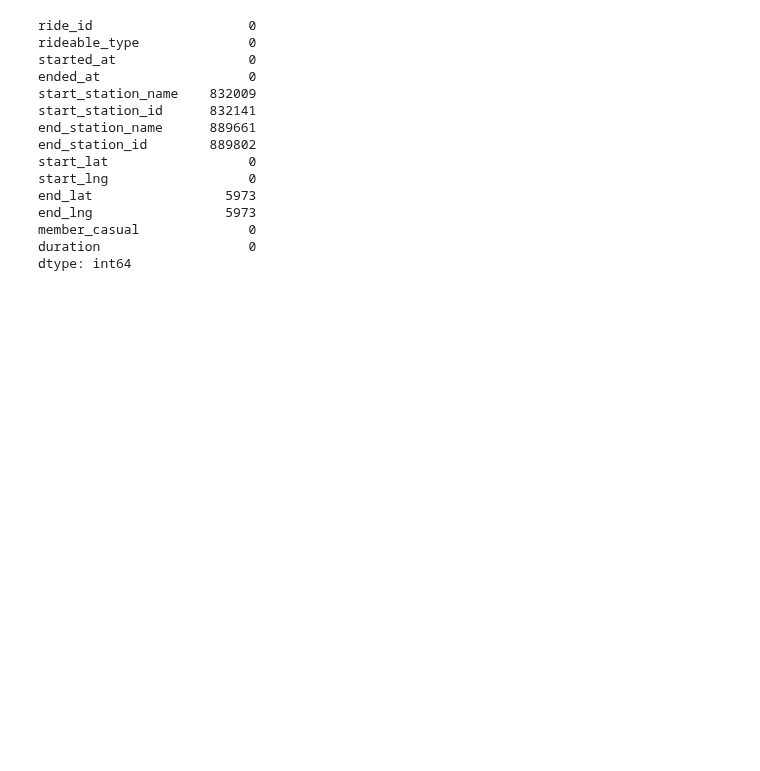
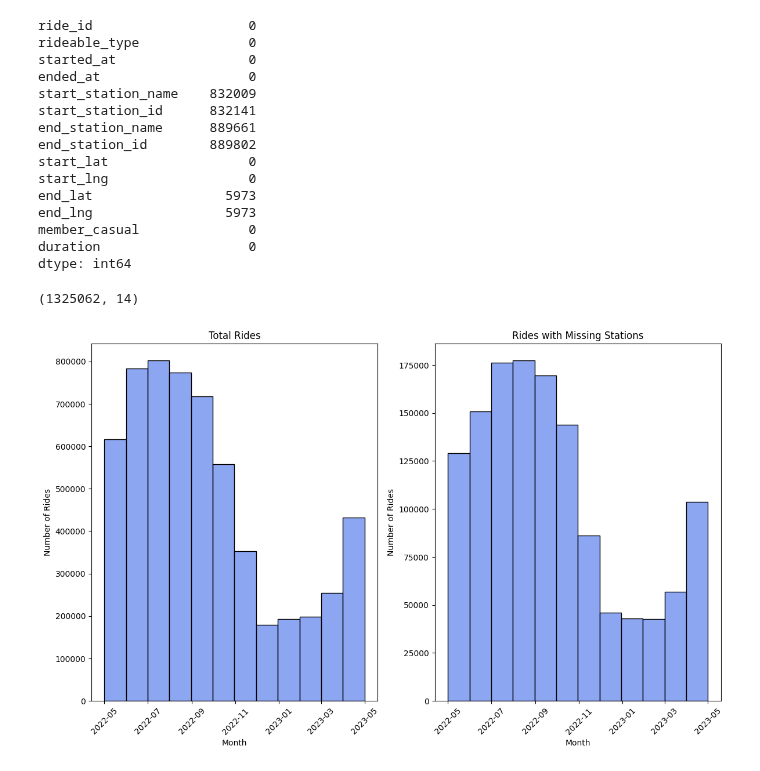
Before and after one commit to andyguo0228/bike_share_python, a Jupyter notebook: scratchbook.ipynb, the cells around one changed output. Saved outputs shown, nothing was run; the diff lists cells and outputs as text; code cells hidden in the pictures; blank space fills up the shorter version.

```diff
--- a/scratchbook.ipynb
+++ b/scratchbook.ipynb
@@ -138,3 +117,31 @@ end_lng                 5973
 member_casual              0
 duration                   0
 dtype: int64
+# %%
+# Create new dataframe with missing stations
+missing_stations = df[(df['start_station_id'].isnull()) | (df['end_station_id'].isnull())]
+missing_stations.shape
+# %% [output]
+(1325062, 14)
+# %%
+# Create histograms to look at distribution
+fig, axes = plt.subplots(1, 2, figsize=(14, 8))
+sns.set_palette('coolwarm')
+
+# Histogram of all rides
+sns.histplot(df['started_at'], bins=12, ax=axes[0])
+axes[0].set_title('Total Rides')
+axes[0].set_xlabel('Month')
+axes[0].set_ylabel('Number of Rides')
+axes[0].set_xticklabels(labels=axes[0].get_xticklabels(), rotation=45)
+
+# Histogram of missing stations data
+sns.histplot(missing_stations['started_at'], bins=12, ax=axes[1])
+axes[1].set_title('Rides with Missing Stations')
+axes[1].set_xlabel('Month')
+axes[1].set_ylabel('Number of Rides')
+axes[1].set_xticklabels(labels=axes[1].get_xticklabels(), rotation=45)
+
+plt.show()
+# %% [output]
+[figure, added]
```
Also changed, not shown: parts of 31 cells of this notebook, 3 other files.
